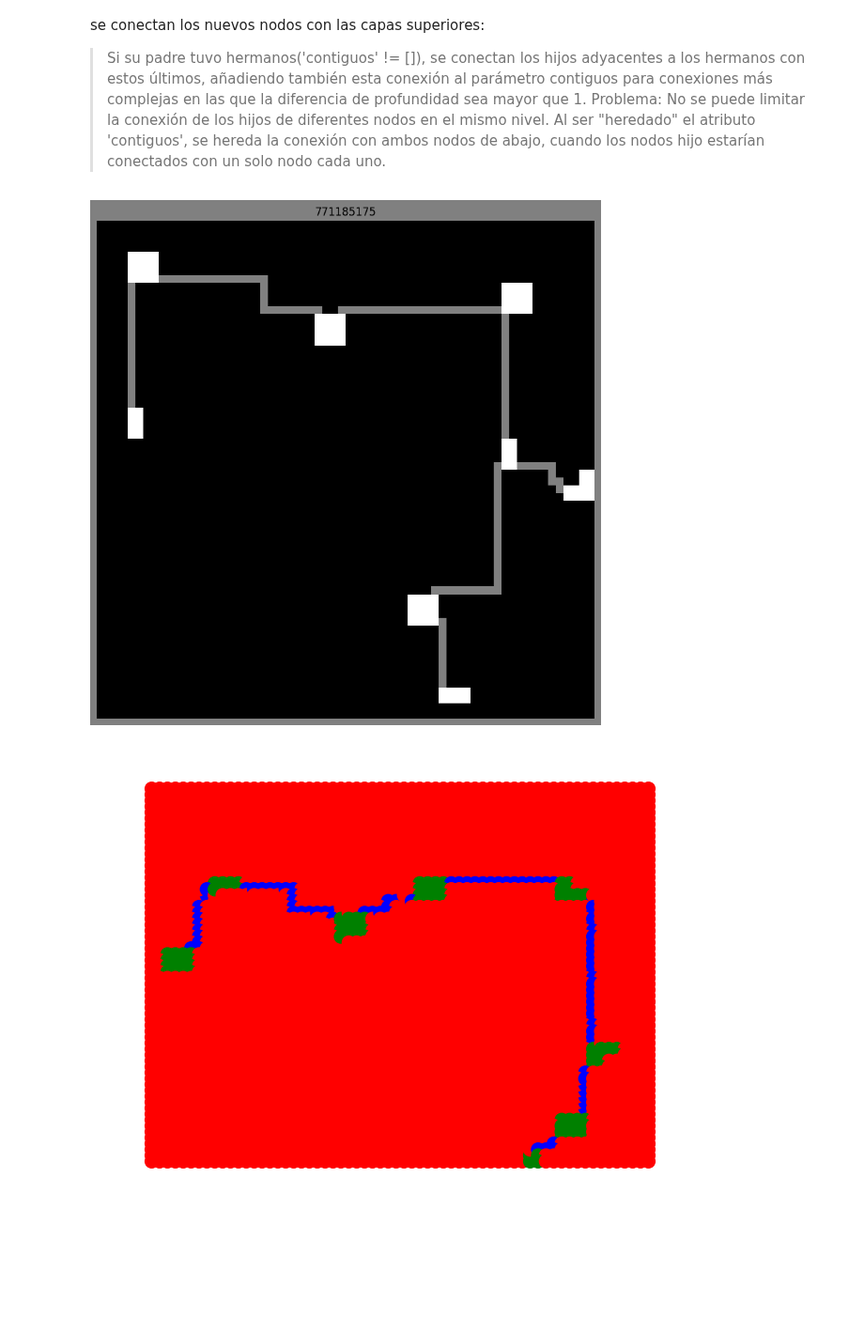
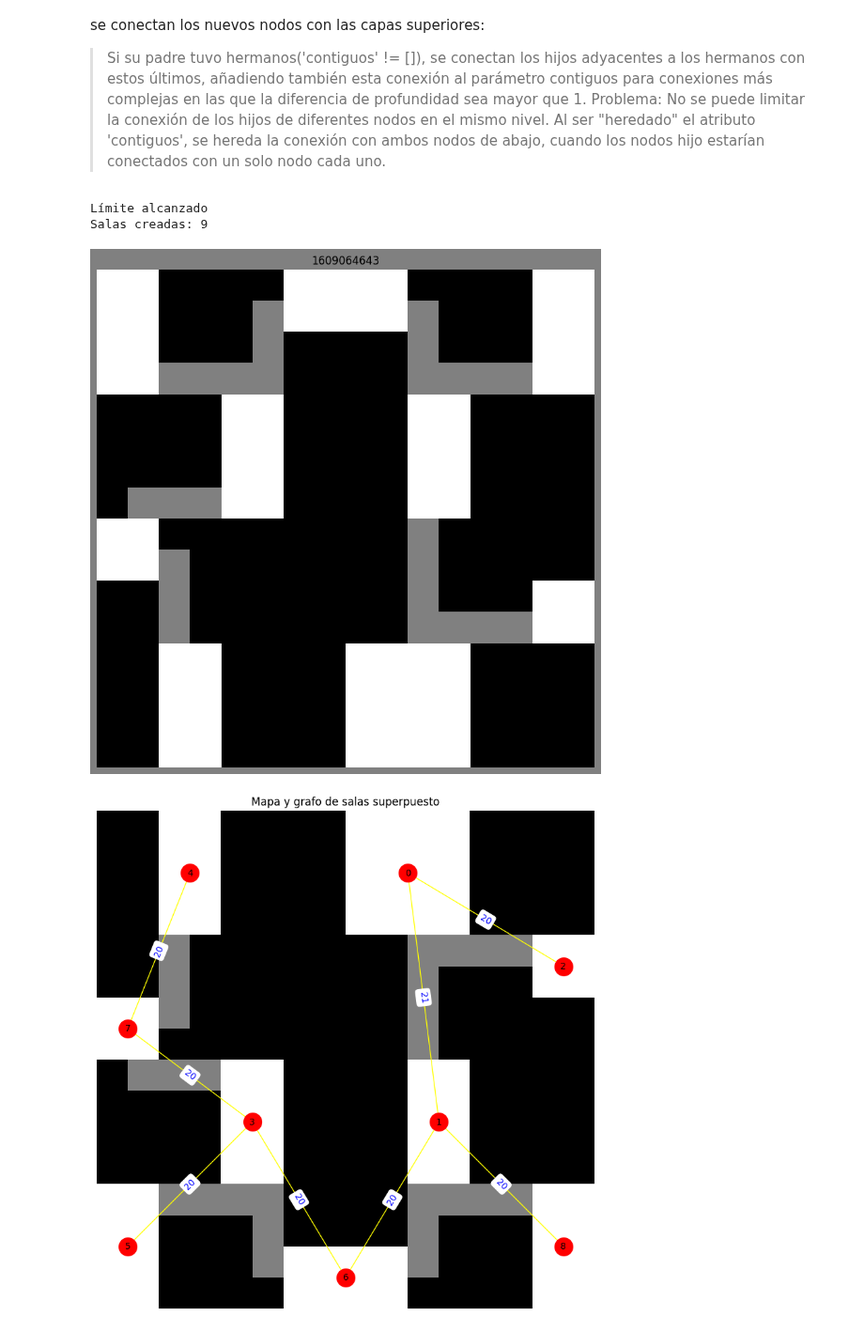
Before and after one commit to MarioPG21/TFG_generacion_mazmorras, a Jupyter notebook: Space Partitioning/Space_Partitioning.ipynb, the cells around one changed output. Shown at 94% size. Cells and saved outputs as stored; diff of their text form; code cells hidden in the pictures; blank space fills up the shorter version.

```diff
--- a/Space Partitioning/Space_Partitioning.ipynb
+++ b/Space Partitioning/Space_Partitioning.ipynb
@@ -677,8 +727,8 @@ def crear_mazmorra_space_part(arquitectura, npart = 20, prof_division = 5, nsala
 # 'dikjstra', 'clasica'
 arquitectura = 'clasica'
 npart = 100
-prof = 5
-nsalas = 8
+prof = 3
+nsalas = 30
 densidad = 2
 guardar = False
 
@@ -691,8 +741,10 @@ cuadrado=crear_mazmorra_space_part(
     guardar=guardar
 )
 # %% [output]
+Límite alcanzado
+Salas creadas: 9
-[figure, old version]
+[figure, new version]
 # %%
-mostrar_grafo(cuadrado.C)
+cuadrado.mostrar_mapa_y_grafo()
 # %% [output]
-[figure, old version]
+[figure, new version]
```
Also changed, not shown: parts of 2 cells of this notebook, 5 other files.
